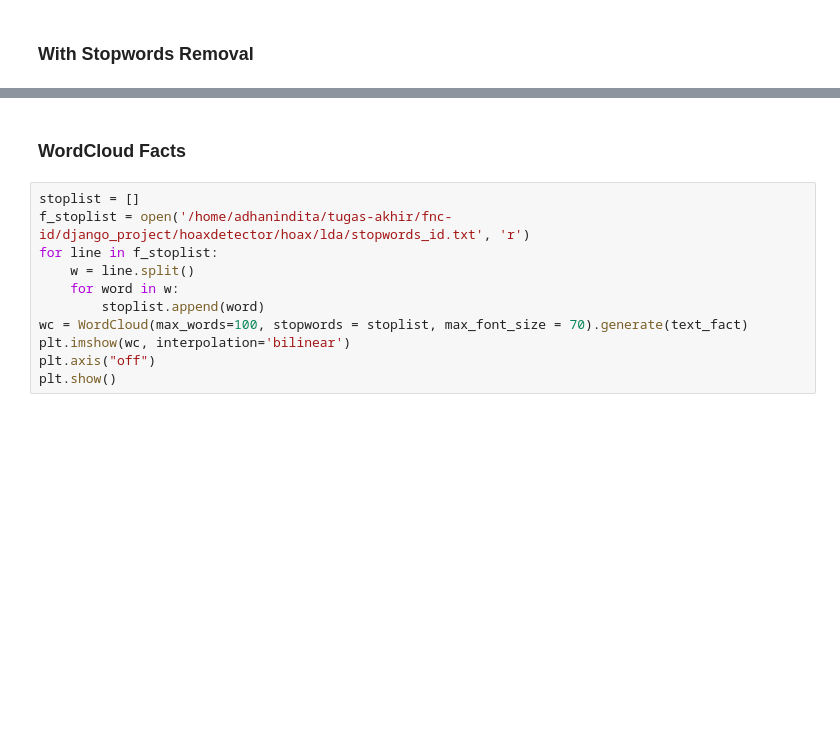
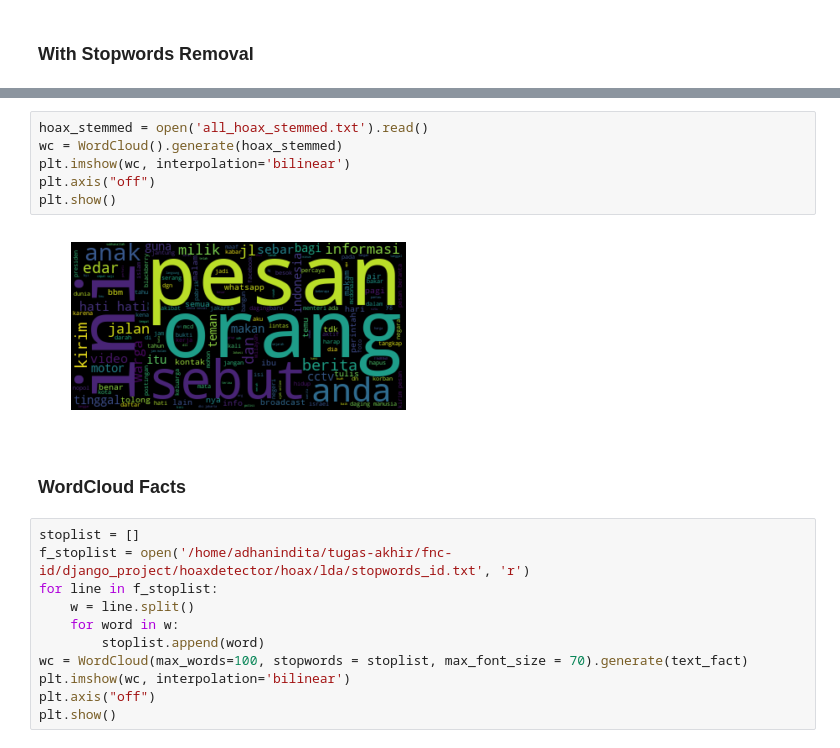
Before and after one commit to barliant/fnc-id, a Jupyter notebook: corpus/WordCloud.ipynb, the cells around one changed output, grey strips where cells are left out. Saved outputs shown, nothing was run; the diff lists cells and outputs as text; blank space fills up the shorter version.

Commit message:
normalize words; stem; make network graph of facts

```diff
--- a/corpus/WordCloud.ipynb
+++ b/corpus/WordCloud.ipynb
@@ -55,3 +55,11 @@ setelah stopwords removal
+# %%
+hoax_stemmed = open('all_hoax_stemmed.txt').read()
+wc = WordCloud().generate(hoax_stemmed)
+plt.imshow(wc, interpolation='bilinear')
+plt.axis("off")
+plt.show()
+# %% [output]
+[figure, added]
 # %% [markdown]
 ### WordCloud Facts
 # %%
```
Also changed, not shown: parts of 4 cells of this notebook, 20 other files.
